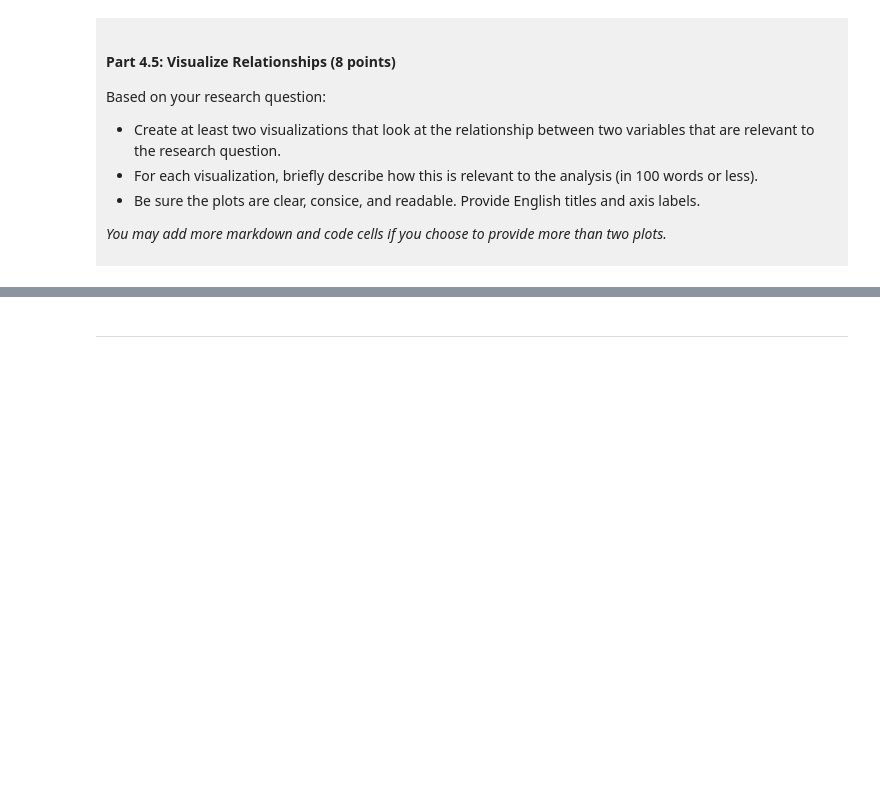
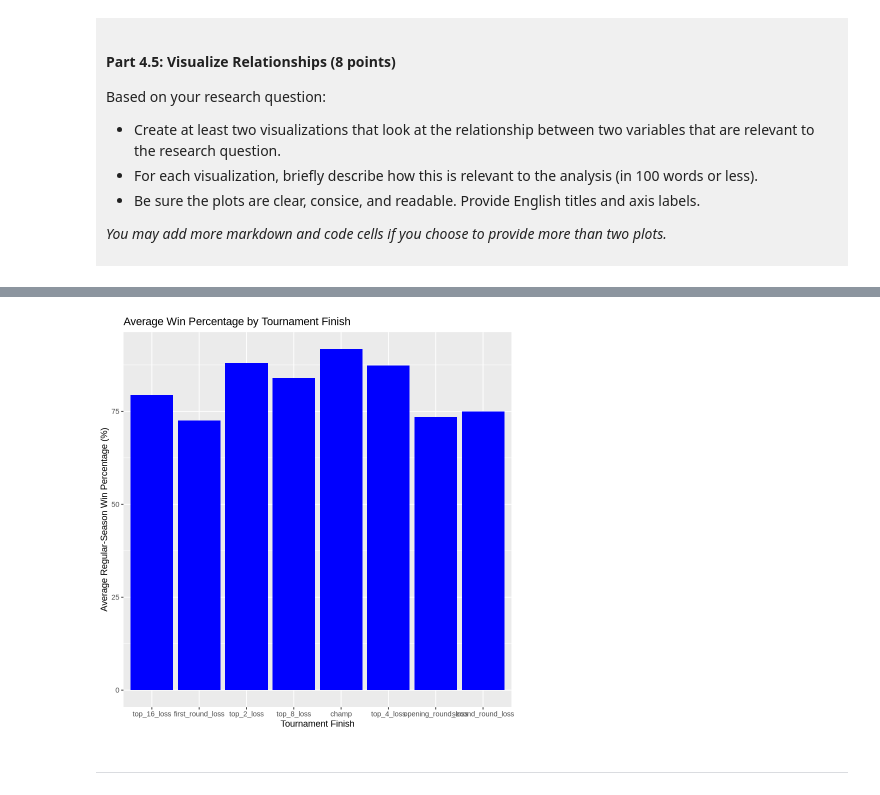
Before and after one commit to jadafrye/dsci-100-project-jada-frye, a Jupyter notebook: dsci-100-project-notebook.ipynb, the cells around one changed output, grey strips where cells are left out. Saved outputs shown, nothing was run; the diff lists cells and outputs as text; code cells hidden in the pictures; blank space fills up the shorter version.

```diff
--- a/dsci-100-project-notebook.ipynb
+++ b/dsci-100-project-notebook.ipynb
@@ -329,5 +387,17 @@ Visualization 2: %%% EDIT THIS MARKDOWN CELL%%%
 # %%
-### EDIT THIS CODE CELL FOR VISUALIZATION 2###
+march_averages <- march_tidy |>
+    group_by(tourney_finish) |>
+    summarise(mean_win_pct = mean(reg_wins_pct, na.rm = TRUE))
+
+march_averages |>
+    ggplot(aes(x = tourney_finish, y = mean_win_pct)) +
+    geom_col(fill = "blue") +
+    labs(
+        title = "Average Win Percentage by Tournament Finish",
+        x = "Tournament Finish",
+        y = "Average Regular-Season Win Percentage (%)")
+# %% [output]
+[figure, added]
 # %% [markdown]
 ------
 # %% [markdown]
```
Also changed, not shown: parts of 10 cells of this notebook.
